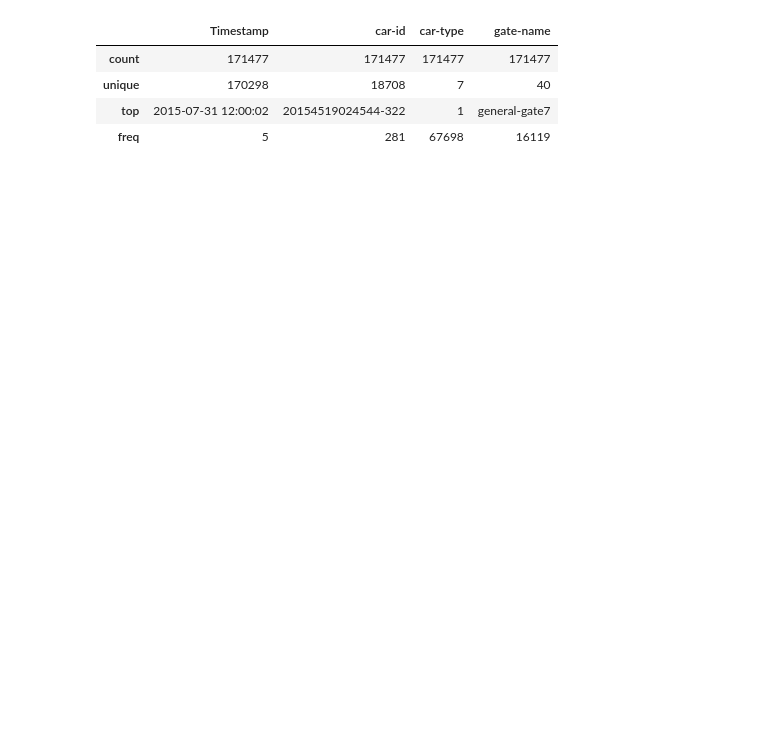
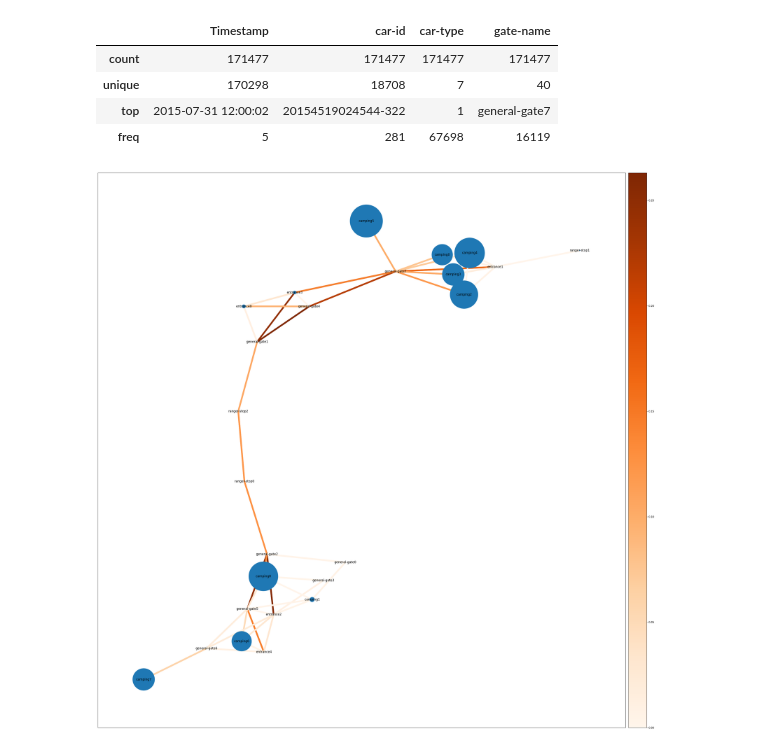
Before and after one commit to Visual-Analytics-2024/VA-Project, a Jupyter notebook: Python/Notebooks/basic data cleaning and visualizing.ipynb, the cells around one changed output. Saved outputs shown, nothing was run; the diff lists cells and outputs as text; code cells hidden in the pictures; blank space fills up the shorter version.

Commit message:
created directed graph and ploted the graph

```diff
--- a/Python/Notebooks/basic data cleaning and visualizing.ipynb
+++ b/Python/Notebooks/basic data cleaning and visualizing.ipynb
@@ -107,0 +115,56 @@ sl_edge_names = [(key.split(" ")[0],key.split(" ")[2]) for key in all_edges['sel
+# %%
+self_nodes =[i[0] for i in sl_edge_names ]
+# %%
+# create list of all nodes and a weight array that gives the time spend at that node
+node_sizes = []
+all_nodes = []
+for j in graph.nodes():
+    if j in self_nodes:
+        node_sizes.append(sl_edge_weights[0][self_nodes.index(j)])
+        all_nodes.append(j)
+    else:
+        node_sizes.append(0)
+        all_nodes.append(j)
+# %%
+node_weights = node_sizes + min(sl_edge_weights[0])
+# %%
+node_weights = node_weights*30000
+# %%
+fig, ax = plt.subplots(1,2, figsize=(30,30), tight_layout=True,gridspec_kw={'width_ratios': [29, 1]})
+pos = nx.spring_layout(graph,seed=63)
+n_colors = n_edge_weights[0]
+sl_colors = sl_edge_weights[0]
+
+n_my_cmap = plt.cm.Oranges
+sl_my_cmap = plt.cm.Blues
+
+n_options = {
+    "edge_color": n_colors,
+    "width" : 6,
+    "edge_cmap": n_my_cmap
+}
+
+sl_options = {
+    "edge_color": sl_colors,
+    "width" : 6,
+    "edge_cmap": sl_my_cmap
+}
+
+
+nx.draw_networkx_nodes(graph, pos,nodelist=all_nodes, cmap=plt.get_cmap('jet'), node_size = node_weights,ax=ax[0])
+nx.draw_networkx_labels(graph, pos,ax= ax[0])
+nx.draw_networkx_edges(graph, pos, edgelist= n_edge_names, arrows=False,ax=ax[0],**n_options)
+# nx.draw_networkx_edges(graph, pos, edgelist= sl_edge_names, arrows=False,ax=ax[0],**sl_options)
+
+
+n_sm = ScalarMappable(cmap=n_my_cmap, norm=plt.Normalize(0,max(n_edge_weights[0])))
+# sl_sm = ScalarMappable(cmap=sl_my_cmap, norm=plt.Normalize(0,max(sl_edge_weights[0])))
+
+n_sm._A = []
+# sl_sm._A = []
+plt.colorbar(n_sm,ax[1])
+# plt.colorbar(sl_sm,ax[2])
+
+plt.show()
+# %% [output]
+[figure, added]
```
Also changed, not shown: parts of 3 cells of this notebook.
